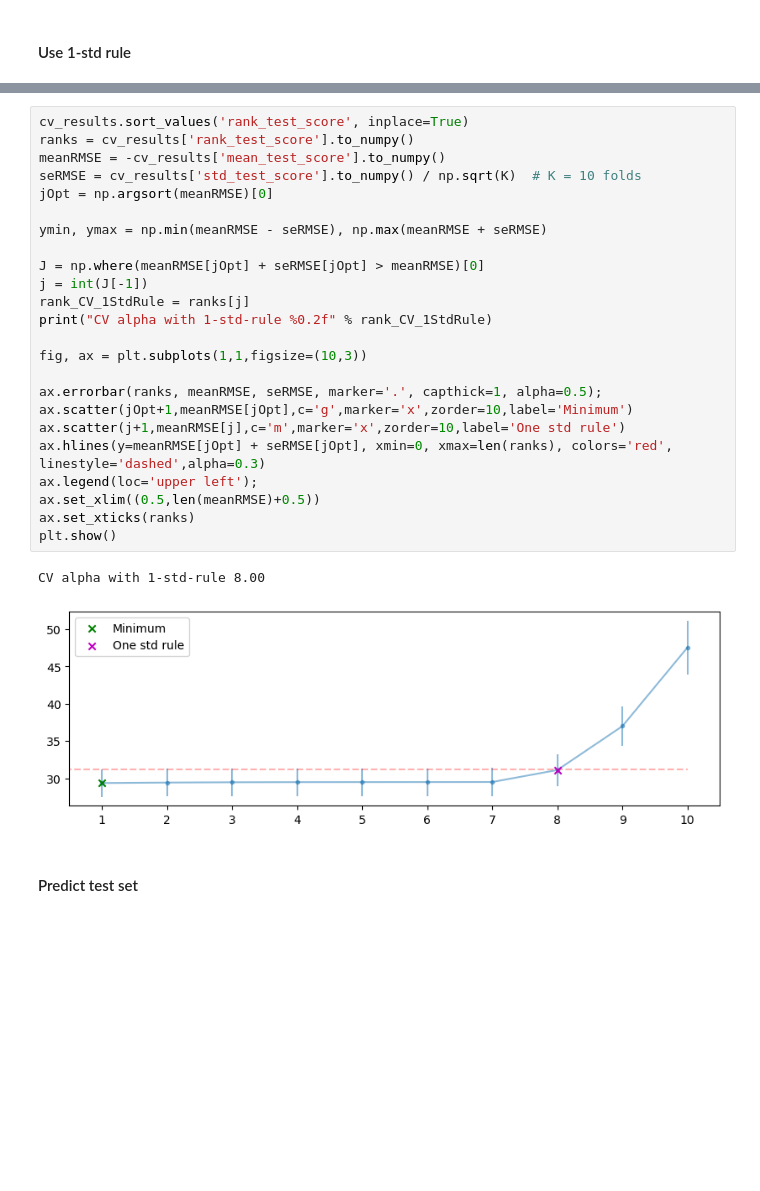
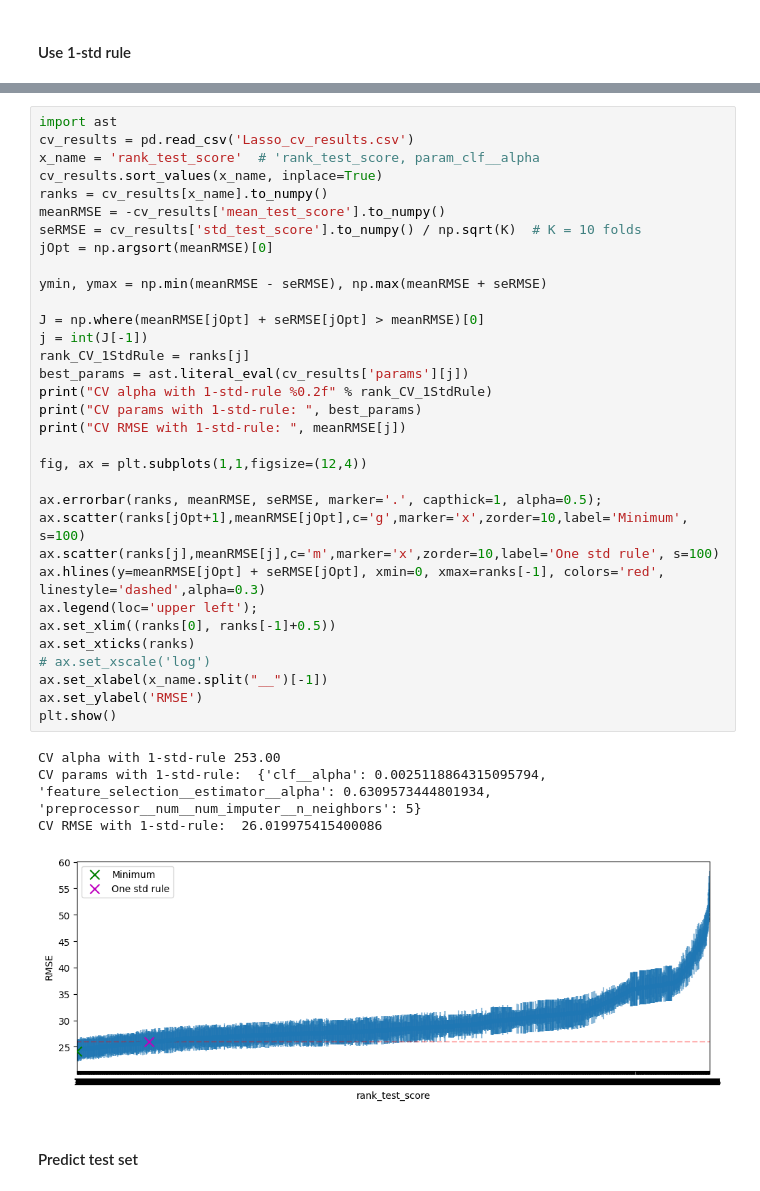
Before and after one commit to viktorseba/CDA, a Jupyter notebook: Case1/project.ipynb, the cells around one changed output, grey strips where cells are left out. Saved outputs shown, nothing was run; the diff lists cells and outputs as text; blank space fills up the shorter version.

Commit message:
Completed all tests

```diff
--- a/Case1/project.ipynb
+++ b/Case1/project.ipynb
@@ -1005,30 +1269,41 @@ Best score: -29.371726115374752
 # %%
-cv_results.sort_values('rank_test_score', inplace=True)
-ranks = cv_results['rank_test_score'].to_numpy()
+import ast
+cv_results = pd.read_csv('Lasso_cv_results.csv')
+x_name = 'rank_test_score'  # 'rank_test_score, param_clf__alpha
+cv_results.sort_values(x_name, inplace=True)
+ranks = cv_results[x_name].to_numpy()
 meanRMSE = -cv_results['mean_test_score'].to_numpy()
 seRMSE = cv_results['std_test_score'].to_numpy() / np.sqrt(K)  # K = 10 folds
 jOpt = np.argsort(meanRMSE)[0]
 
 ymin, ymax = np.min(meanRMSE - seRMSE), np.max(meanRMSE + seRMSE)
 
 J = np.where(meanRMSE[jOpt] + seRMSE[jOpt] > meanRMSE)[0]
 j = int(J[-1])
 rank_CV_1StdRule = ranks[j]
+best_params = ast.literal_eval(cv_results['params'][j])
 print("CV alpha with 1-std-rule %0.2f" % rank_CV_1StdRule)
+print("CV params with 1-std-rule: ", best_params)
+print("CV RMSE with 1-std-rule: ", meanRMSE[j])
 
-fig, ax = plt.subplots(1,1,figsize=(10,3))
+fig, ax = plt.subplots(1,1,figsize=(12,4))
 
 ax.errorbar(ranks, meanRMSE, seRMSE, marker='.', capthick=1, alpha=0.5);
-ax.scatter(jOpt+1,meanRMSE[jOpt],c='g',marker='x',zorder=10,label='Minimum')
-ax.scatter(j+1,meanRMSE[j],c='m',marker='x',zorder=10,label='One std rule')
-ax.hlines(y=meanRMSE[jOpt] + seRMSE[jOpt], xmin=0, xmax=len(ranks), colors='red', linestyle='dashed',alpha=0.3)
+ax.scatter(ranks[jOpt+1],meanRMSE[jOpt],c='g',marker='x',zorder=10,label='Minimum', s=100)
+ax.scatter(ranks[j],meanRMSE[j],c='m',marker='x',zorder=10,label='One std rule', s=100)
+ax.hlines(y=meanRMSE[jOpt] + seRMSE[jOpt], xmin=0, xmax=ranks[-1], colors='red', linestyle='dashed',alpha=0.3)
 ax.legend(loc='upper left');
-ax.set_xlim((0.5,len(meanRMSE)+0.5))
+ax.set_xlim((ranks[0], ranks[-1]+0.5))
 ax.set_xticks(ranks)
+# ax.set_xscale('log')
+ax.set_xlabel(x_name.split("__")[-1])
+ax.set_ylabel('RMSE')
 plt.show()
 # %% [output]
-CV alpha with 1-std-rule 8.00
+CV alpha with 1-std-rule 253.00
+CV params with 1-std-rule:  {'clf__alpha': 0.0025118864315095794, 'feature_selection__estimator__alpha': 0.6309573444801934, 'preprocessor__num__num_imputer__n_neighbors': 5}
+CV RMSE with 1-std-rule:  26.019975415400086
-[figure, old version]
+[figure, new version]
 # %% [markdown]
 #### Predict test set
 # %%
```
Also changed, not shown: parts of 40 cells of this notebook.
